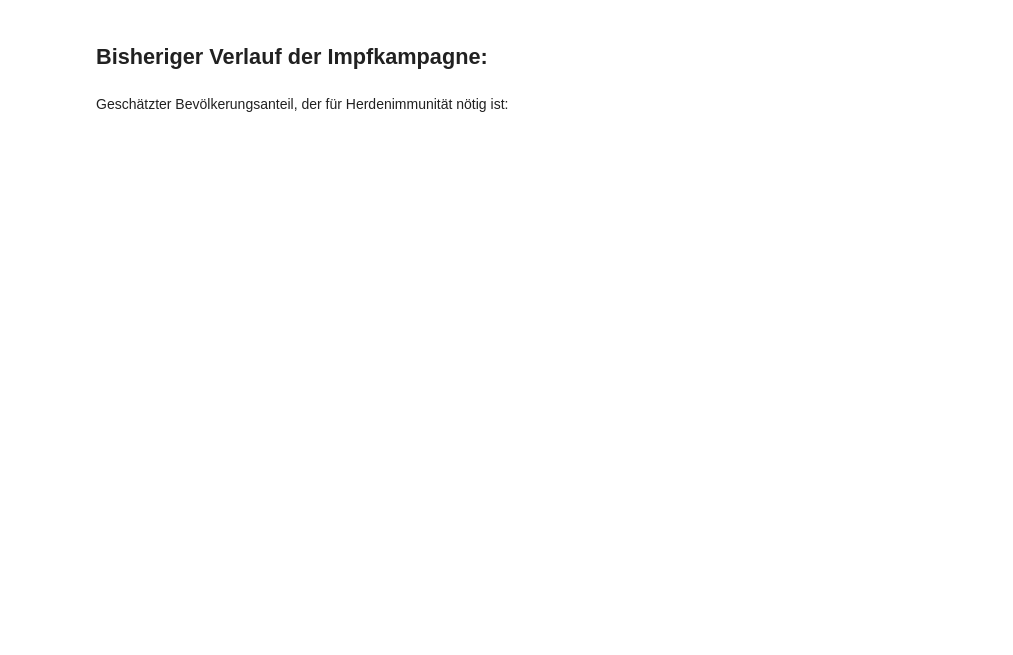
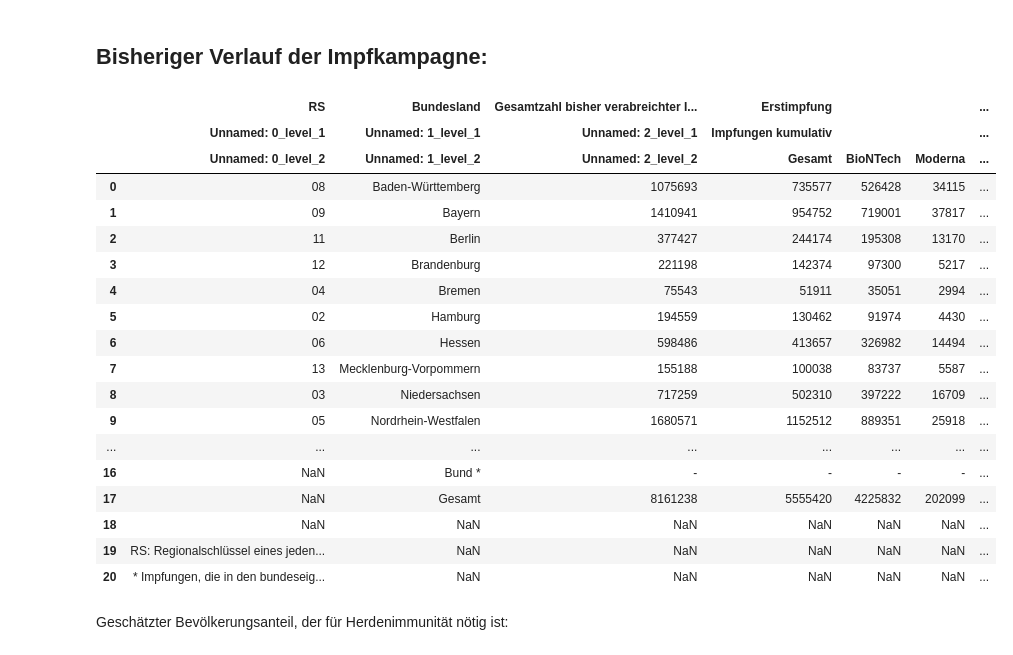
Before and after one commit to ffrue/Impfkampagne---Uebersicht-und-Prognosen, a Jupyter notebook: Impfungen Analyse.ipynb, the cells around one changed output. Saved outputs shown, nothing was run; the diff lists cells and outputs as text; code cells hidden in the pictures; blank space fills up the shorter version.

```diff
--- a/Impfungen Analyse.ipynb
+++ b/Impfungen Analyse.ipynb
@@ -95,11 +95,32 @@ pd.options.display.max_columns = None
 # %%
 # Einlesen der aktuellsten Aufschlüsselung nach Bundesländern (RKI)
 
 url = "https://www.rki.de/DE/Content/InfAZ/N/Neuartiges_Coronavirus/Daten/Impfquotenmonitoring.xlsx;jsessionid=2E9CE964B41ED71B14C434A8B4C94A54.internet052?__blob=publicationFile"
 r = requests.get(url)
 with open('Impfquotenmonitoring.xlsx', 'wb') as outfile:
     outfile.write(r.content)
 data2 = pd.read_excel("Impfquotenmonitoring.xlsx",sheet_name=1,header=[0,1,2])
+display(data2)
+# %% [output]
+|  | RS | Bundesland | Gesamtzahl bisher verabreichter I... | Erstimpfung |  |  | ... |
+|  | Unnamed: 0_level_1 | Unnamed: 1_level_1 | Unnamed: 2_level_1 | Impfungen kumulativ |  |  | ... |
+|  | Unnamed: 0_level_2 | Unnamed: 1_level_2 | Unnamed: 2_level_2 | Gesamt | BioNTech | Moderna | ... |
+| 0 | 08 | Baden-Württemberg | 1075693 | 735577 | 526428 | 34115 | ... |
+| 1 | 09 | Bayern | 1410941 | 954752 | 719001 | 37817 | ... |
+| 2 | 11 | Berlin | 377427 | 244174 | 195308 | 13170 | ... |
+| 3 | 12 | Brandenburg | 221198 | 142374 | 97300 | 5217 | ... |
+| 4 | 04 | Bremen | 75543 | 51911 | 35051 | 2994 | ... |
+| 5 | 02 | Hamburg | 194559 | 130462 | 91974 | 4430 | ... |
+| 6 | 06 | Hessen | 598486 | 413657 | 326982 | 14494 | ... |
+| 7 | 13 | Mecklenburg-Vorpommern | 155188 | 100038 | 83737 | 5587 | ... |
+| 8 | 03 | Niedersachsen | 717259 | 502310 | 397222 | 16709 | ... |
+| 9 | 05 | Nordrhein-Westfalen | 1680571 | 1152512 | 889351 | 25918 | ... |
+| ... | ... | ... | ... | ... | ... | ... | ... |
+| 16 | NaN | Bund * | - | - | - | - | ... |
+| 17 | NaN | Gesamt | 8161238 | 5555420 | 4225832 | 202099 | ... |
+| 18 | NaN | NaN | NaN | NaN | NaN | NaN | ... |
+| 19 | RS: Regionalschlüssel eines jeden... | NaN | NaN | NaN | NaN | NaN | ... |
+| 20 | * Impfungen, die in den bundeseig... | NaN | NaN | NaN | NaN | NaN | ... |
 # %% [markdown]
 Geschätzter Bevölkerungsanteil, der für Herdenimmunität nötig ist:
 # %%
```
Also changed, not shown: parts of 5 cells of this notebook.
